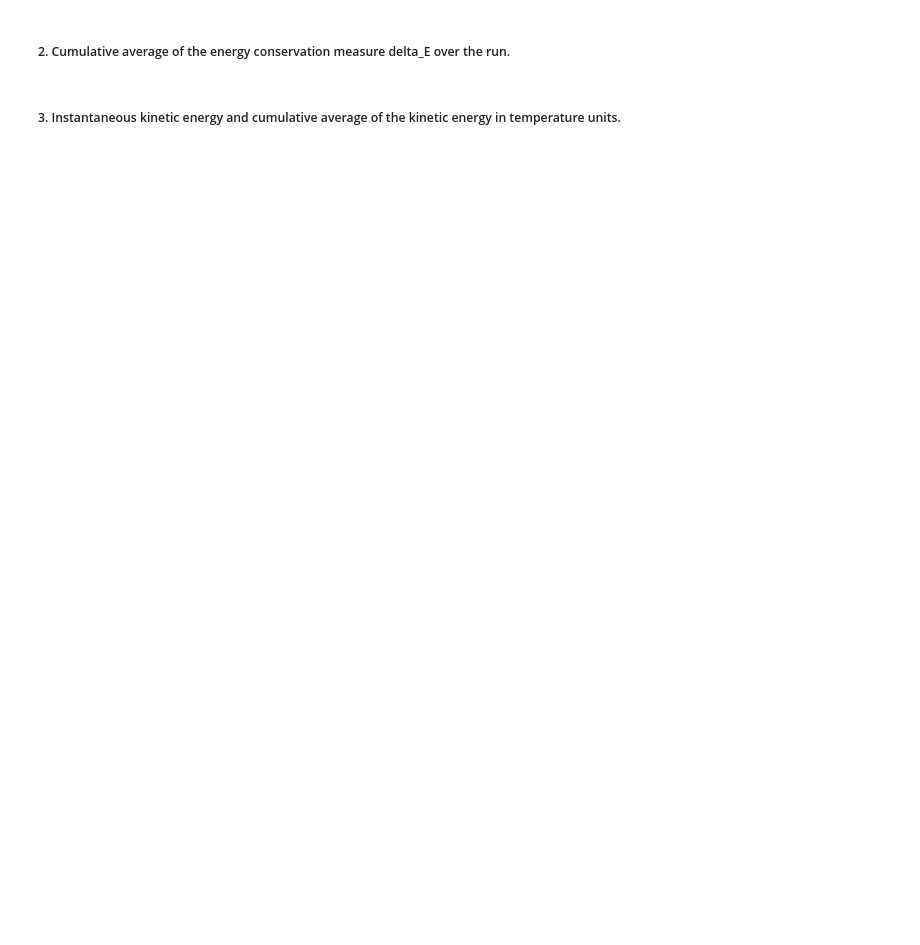
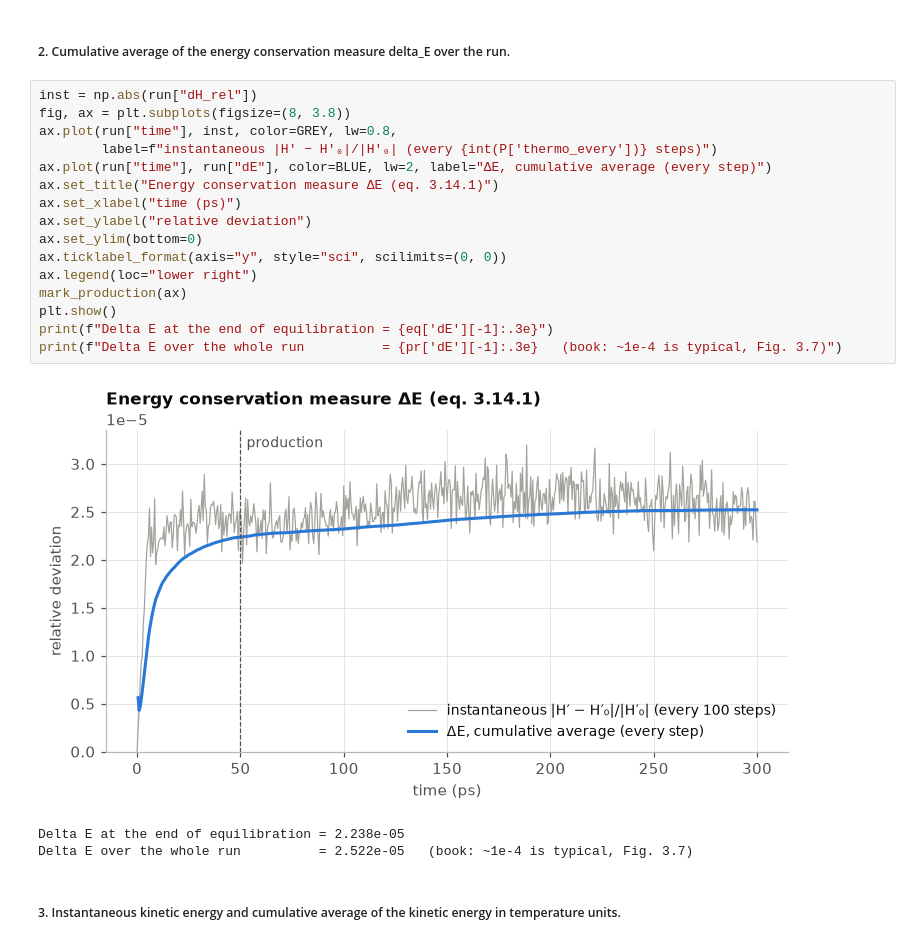
Before and after one commit to blam1o1/computational_excercise_lennard_jones_liquid, a Jupyter notebook: _2_write_up_and_analysis.ipynb, the cells around one changed output. Cells and saved outputs as stored; diff of their text form; blank space fills up the shorter version.

```diff
--- a/_2_write_up_and_analysis.ipynb
+++ b/_2_write_up_and_analysis.ipynb
@@ -15,4 +124,24 @@ The entire source code can be found at this public github repo:
 # %% [markdown]
 ##### 2. Cumulative average of the energy conservation measure delta_E over the run.
+# %%
+inst = np.abs(run["dH_rel"])
+fig, ax = plt.subplots(figsize=(8, 3.8))
+ax.plot(run["time"], inst, color=GREY, lw=0.8,
+        label=f"instantaneous |H′ − H′₀|/|H′₀| (every {int(P['thermo_every'])} steps)")
+ax.plot(run["time"], run["dE"], color=BLUE, lw=2, label="ΔE, cumulative average (every step)")
+ax.set_title("Energy conservation measure ΔE (eq. 3.14.1)")
+ax.set_xlabel("time (ps)")
+ax.set_ylabel("relative deviation")
+ax.set_ylim(bottom=0)
+ax.ticklabel_format(axis="y", style="sci", scilimits=(0, 0))
+ax.legend(loc="lower right")
+mark_production(ax)
+plt.show()
+print(f"Delta E at the end of equilibration = {eq['dE'][-1]:.3e}")
+print(f"Delta E over the whole run          = {pr['dE'][-1]:.3e}   (book: ~1e-4 is typical, Fig. 3.7)")
+# %% [output]
+[figure, added]
+Delta E at the end of equilibration = 2.238e-05
+Delta E over the whole run          = 2.522e-05   (book: ~1e-4 is typical, Fig. 3.7)
 # %% [markdown]
 ##### 3. Instantaneous kinetic energy and cumulative average of the kinetic energy in temperature units.
```
Also changed, not shown: parts of 13 cells of this notebook, 15 other files.
